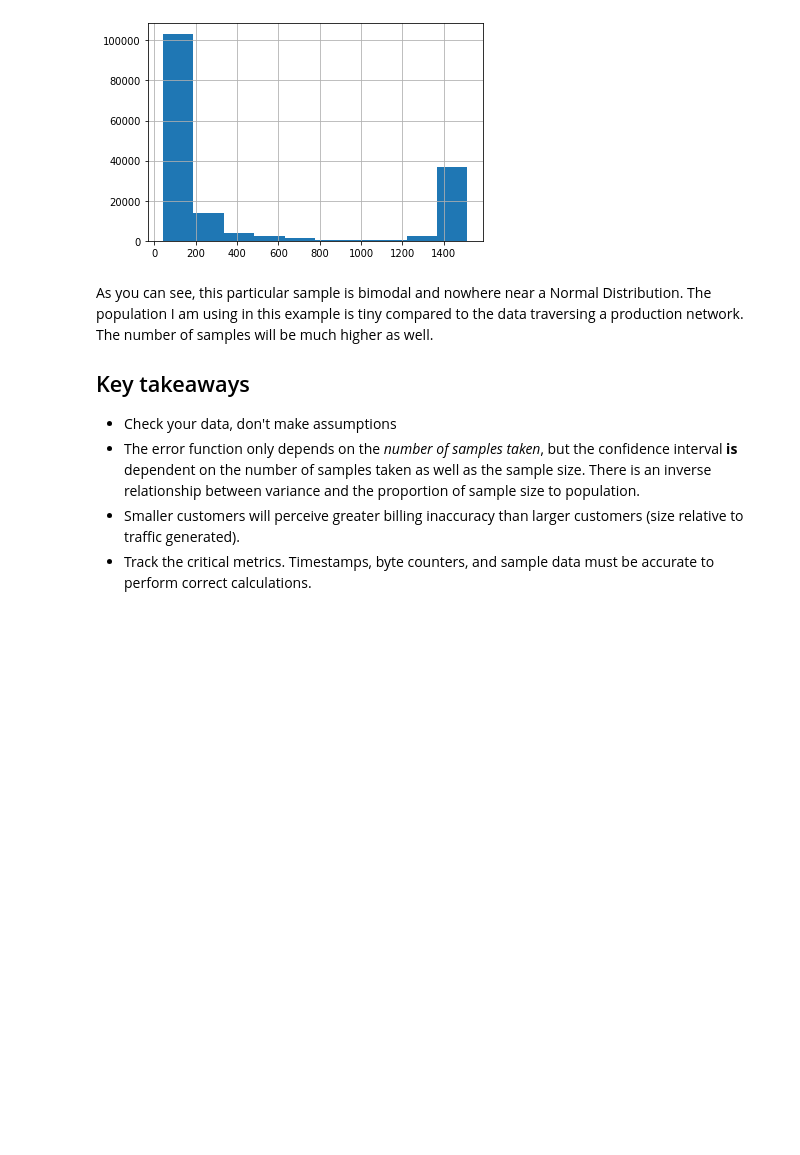
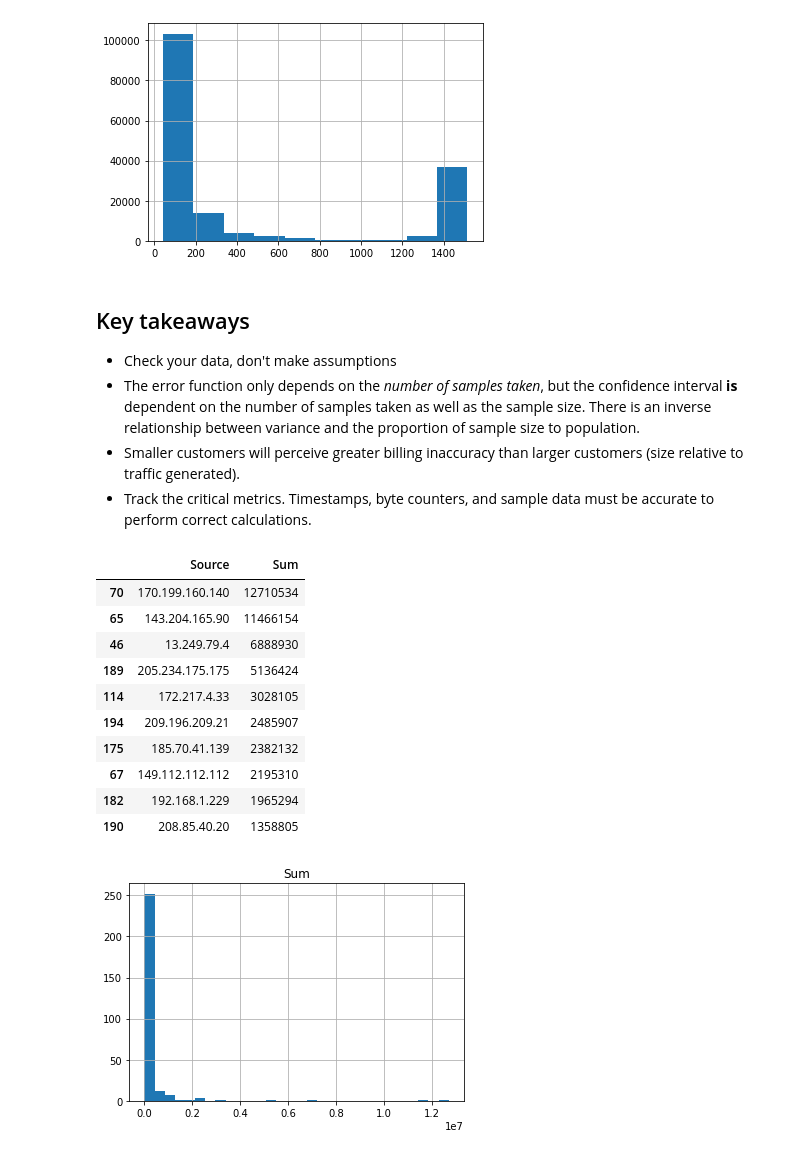
Before and after one commit to dgjustice/wificidr, a Jupyter notebook: misc/pcap/PCAP.ipynb, the cells around one changed output. Saved outputs shown, nothing was run; the diff lists cells and outputs as text; code cells hidden in the pictures; blank space fills up the shorter version.

```diff
--- a/misc/pcap/PCAP.ipynb
+++ b/misc/pcap/PCAP.ipynb
@@ -221,11 +234,25 @@ _ = df["Length"].hist()
 # %% [output]
 [figure]
 # %% [markdown]
-As you can see, this particular sample is bimodal and nowhere near a Normal Distribution.  The population I am using in this example is tiny compared to the data traversing a production network.  The number of samples will be much higher as well.
-
 ## Key takeaways
 
 - Check your data, don't make assumptions
 - The error function only depends on the *number of samples taken*, but the confidence interval **is** dependent on the number of samples taken as well as the sample size.  There is an inverse relationship between variance and the proportion of sample size to population.
 - Smaller customers will perceive greater billing inaccuracy than larger customers (size relative to traffic generated).
 - Track the critical metrics.  Timestamps, byte counters, and sample data must be accurate to perform correct calculations.
+# %%
+display(df.groupby("Source")["Length"].sum().reset_index().rename(columns={"Source": "Source", "Length": "Sum"}).sort_values("Sum", ascending=False).head(10))
+_ = df.groupby("Source")["Length"].sum().reset_index().rename(columns={"Source": "Source", "Length": "Sum"}).hist(bins=30)
+# %% [output]
+|  | Source | Sum |
+| 70 | 170.199.160.140 | 12710534 |
+| 65 | 143.204.165.90 | 11466154 |
+| 46 | 13.249.79.4 | 6888930 |
+| 189 | 205.234.175.175 | 5136424 |
+| 114 | 172.217.4.33 | 3028105 |
+| 194 | 209.196.209.21 | 2485907 |
+| 175 | 185.70.41.139 | 2382132 |
+| 67 | 149.112.112.112 | 2195310 |
+| 182 | 192.168.1.229 | 1965294 |
+| 190 | 208.85.40.20 | 1358805 |
+[figure, added]
```
Also changed, not shown: parts of 7 cells of this notebook.
